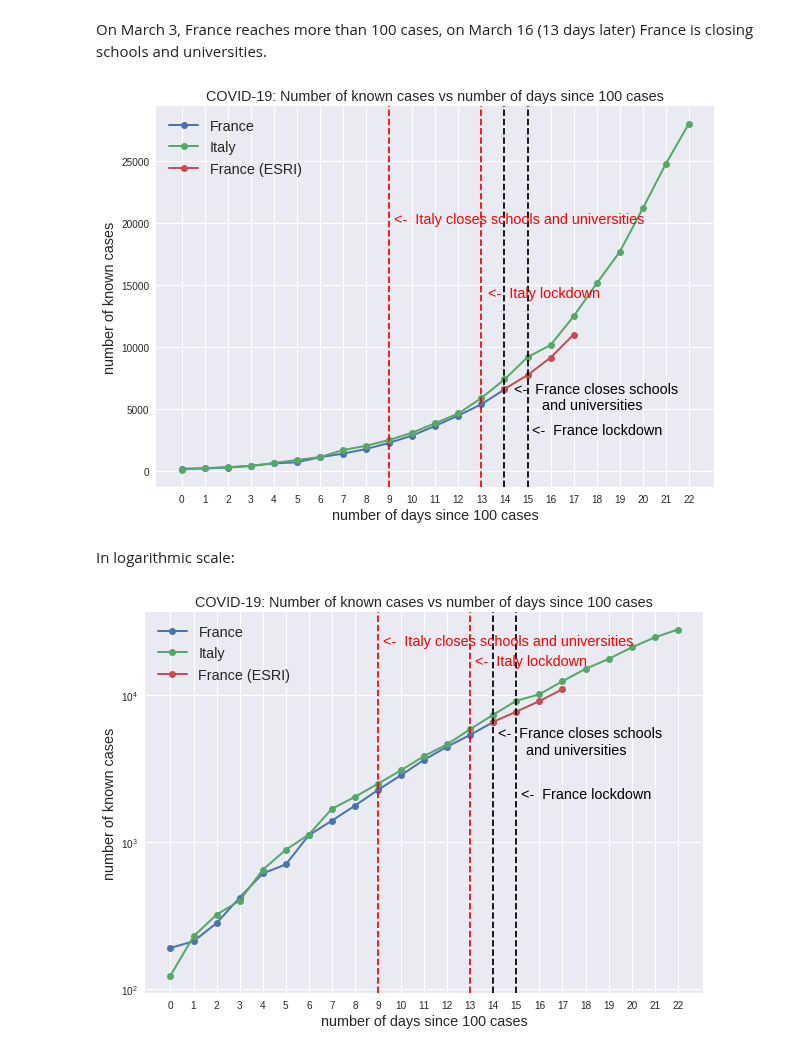
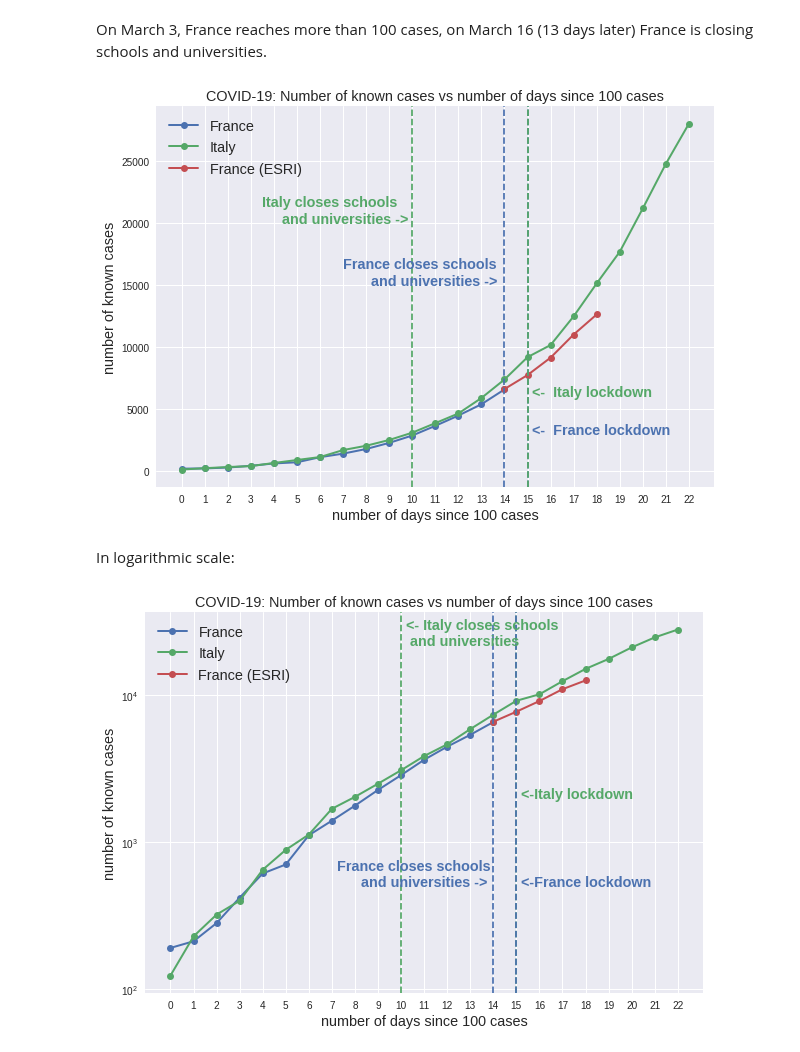
Before and after one commit to alonsosilvaallende/COVID-19, a Jupyter notebook: COVID_19_Known_Cases.ipynb, the cells around one changed output. Cells and saved outputs as stored; diff of their text form; code cells hidden in the pictures.

```diff
--- a/COVID_19_Known_Cases.ipynb
+++ b/COVID_19_Known_Cases.ipynb
@@ -22,0 +31,3 @@ days100_Italy = np.arange(len(cases100_Italy))
+# %%
+France_gap = (pd.to_datetime(France_lockdown) - pd.to_datetime(cases["France"].keys()[0])).days
+France_gap
@@ -22,0 +36,3 @@ days100_Italy = np.arange(len(cases100_Italy))
+# %%
+France_gap_schools = (pd.to_datetime(France_schools) - pd.to_datetime(cases["France"].keys()[0])).days
+France_gap_schools
@@ -22,0 +41,3 @@ days100_Italy = np.arange(len(cases100_Italy))
+# %%
+Italy_gap = (pd.to_datetime(Italy_lockdown) - pd.to_datetime(cases["Italy"].keys()[0])).days
+Italy_gap
@@ -22,0 +46,3 @@ days100_Italy = np.arange(len(cases100_Italy))
+# %%
+Italy_gap_schools = (pd.to_datetime(Italy_schools) - pd.to_datetime(cases["Italy"].keys()[0])).days
+Italy_gap_schools
@@ -26,46 +54,53 @@ On February 24, Italy reaches more than 100 cases, on March 4 Italy closes schoo
 On March 3, France reaches more than 100 cases, on March 16 (13 days later) France is closing schools and universities.
 # %%
 fig, ax = plt.subplots(figsize=(10,7))
-plt.plot(days100_France, cases100_France, label='France', linewidth=2, marker='o')
-plt.plot(days100_Italy, cases100_Italy, label='Italy',  linewidth=2, marker='o')
-plt.plot(np.array([14, 15, 16, 17]), np.array([6604, 7730, 9134, 10995]), label='France (ESRI)', linewidth=2, marker='o')
-plt.axvline(9, color='red', linestyle='dashed')
-plt.axvline(13, color='red', linestyle='dashed')
-plt.axvline(14, color='black', linestyle='dashed')
-plt.axvline(15, color='black', linestyle='dashed')
-plt.annotate('<-  Italy closes schools and universities', (9.2,20000.0), color='red', fontsize='x-large')
-plt.annotate('<-  Italy lockdown', (13.3,14000.0), color='red', fontsize='x-large')
-plt.annotate('<-  France closes schools\n       and universities', (14.4,5000.0), color='black', fontsize='x-large')
-plt.annotate('<-  France lockdown', (15.2,3000.0), color='black', fontsize='x-large')
+for country in list_countries:
+  plt.plot(np.arange(len(cases[country])), cases[country],label=country, linewidth=2, marker='o')
+plt.plot(np.array([14, 15, 16, 17, 18]), np.array([6604, 7730, 9134, 10995, 12612]), label='France (ESRI)', linewidth=2, marker='o')
+plt.axvline(France_gap, color='C0', linestyle='dashed')
+plt.axvline(Italy_gap, color='C1', linestyle='dashed')
+plt.axvline(Italy_gap_schools, color='C1', linestyle='dashed')
+plt.axvline(France_gap_schools, color='C0', linestyle='dashed')
+plt.annotate('<-  Italy lockdown', (Italy_gap,6000.0), xytext=(Italy_gap+0.2,6000.0), color='C1', fontsize='x-large', fontweight='bold')
+plt.annotate('<-  France lockdown', (France_gap,3000.0), xytext=(France_gap+0.2,3000.0), color='C0', fontsize='x-large', fontweight='bold')
+plt.annotate('Italy closes schools\n     and universities ->', (Italy_gap_schools,27000.0), \
+             xytext=(Italy_gap_schools-6.5,20000.0), color='C1', fontsize='x-large', fontweight='bold')
+plt.annotate('France closes schools\n       and universities ->', (France_gap_schools,23000.0), \
+             xytext=(France_gap_schools-7,15000.0), color='C0', fontsize='x-large', fontweight='bold')
 ax.set_title('COVID-19: Number of known cases vs number of days since 100 cases', fontsize='x-large')
 ax.set_xlabel('number of days since 100 cases', fontsize='x-large')
 ax.set_ylabel('number of known cases', fontsize='x-large')
-ax.set_xticks(np.arange(len(cases100_Italy)))
+ax.set_xticks(np.arange(len(cases["Italy"])))
 plt.legend(fontsize='x-large')
 plt.show()
 # %% [output]
-[figure, old version]
+[figure, new version]
 # %% [markdown]
 In logarithmic scale:
 # %%
 fig, ax = plt.subplots(figsize=(10,7))
-plt.plot(days100_France, cases100_France, label='France', linewidth=2, marker='o')
-plt.plot(days100_Italy, cases100_Italy, label='Italy',  linewidth=2, marker='o')
-plt.plot(np.array([14, 15, 16, 17]), np.array([6604, 7730, 9134, 10995]), label='France (ESRI)', linewidth=2, marker='o')
-plt.axvline(9, color='red', linestyle='dashed')
-plt.axvline(13, color='red', linestyle='dashed')
-plt.axvline(14, color='black', linestyle='dashed')
-plt.axvline(15, color='black', linestyle='dashed')
-plt.annotate('<-  Italy closes schools and universities', (9.2,22000.0), color='red', fontsize='x-large')
-plt.annotate('<-  Italy lockdown', (13.2,16000.0), color='red', fontsize='x-large')
-plt.annotate('<-  France closes schools\n       and universities', (14.2,4000.0), color='black', fontsize='x-large')
-plt.annotate('<-  France lockdown', (15.2,2000.0), color='black', fontsize='x-large')
+for country in list_countries:
+  plt.plot(np.arange(len(cases[country])), cases[country], label=country, linewidth=2, marker='o')
+plt.plot(np.array([14, 15, 16, 17, 18]), np.array([6604, 7730, 9134, 10995, 12612]), label='France (ESRI)', linewidth=2, marker='o')
+plt.axvline(Italy_gap_schools, color='C1', linestyle='dashed')
+plt.axvline(France_gap_schools, color='C0', linestyle='dashed')
+plt.axvline(Italy_gap, color='C1', linestyle='dashed')
+plt.axvline(France_gap, color='C0', linestyle='dashed')
+
+plt.annotate('<-Italy lockdown', (Italy_gap,2000.0), xytext=(Italy_gap+0.2,2000.0), color='C1', fontsize='x-large', fontweight='bold')
+plt.annotate('<-France lockdown', (France_gap,500.0), xytext=(France_gap+0.2,500.0), color='C0', fontsize='x-large', fontweight='bold')
+
+plt.annotate('<- Italy closes schools\n and universities', (Italy_gap_schools,22000.0), \
+             xytext=(Italy_gap_schools+0.2,22000.0), color='C1', fontsize='x-large', fontweight='bold')
+plt.annotate('France closes schools\n      and universities ->', (France_gap_schools,1000.0), \
+             xytext=(France_gap_schools-6.8,500.0), color='C0', fontsize='x-large', fontweight='bold')
+
 ax.set_title('COVID-19: Number of known cases vs number of days since 100 cases', fontsize='x-large')
 ax.set_xlabel('number of days since 100 cases', fontsize='x-large')
 ax.set_ylabel('number of known cases', fontsize='x-large')
-ax.set_xticks(np.arange(len(cases100_Italy)))
+ax.set_xticks(np.arange(len(cases["Italy"])))
 plt.yscale("log")
 plt.legend(fontsize='x-large')
 plt.show()
 # %% [output]
-[figure, old version]
+[figure, new version]
```
Also changed, not shown: parts of 11 cells of this notebook.
